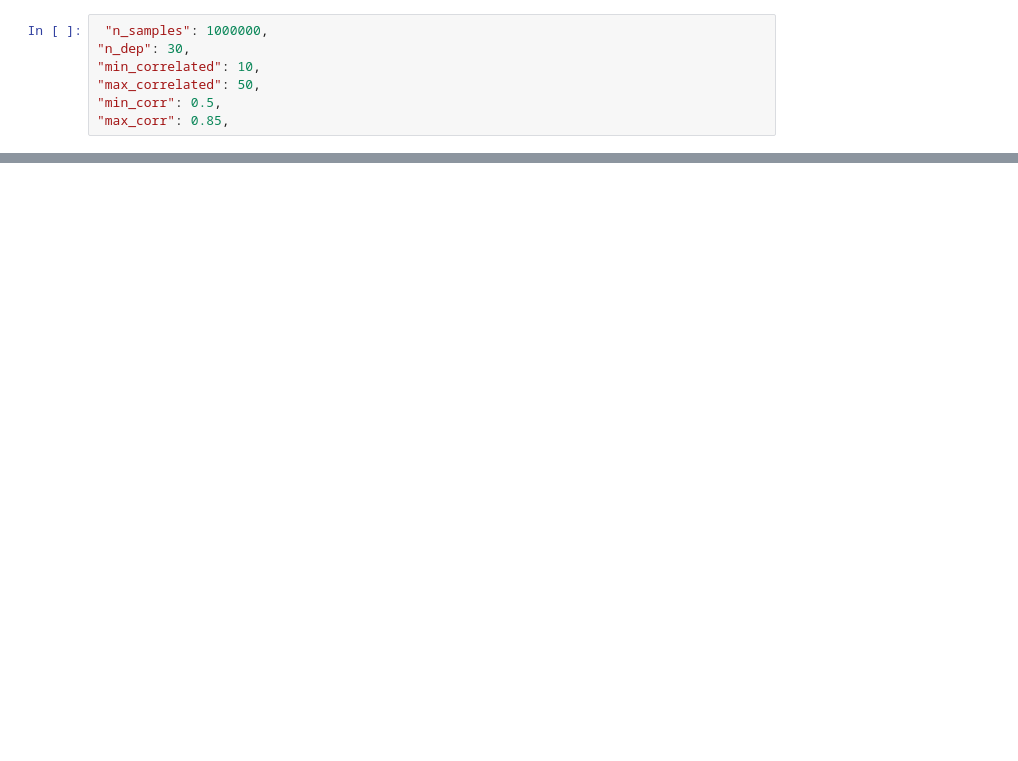
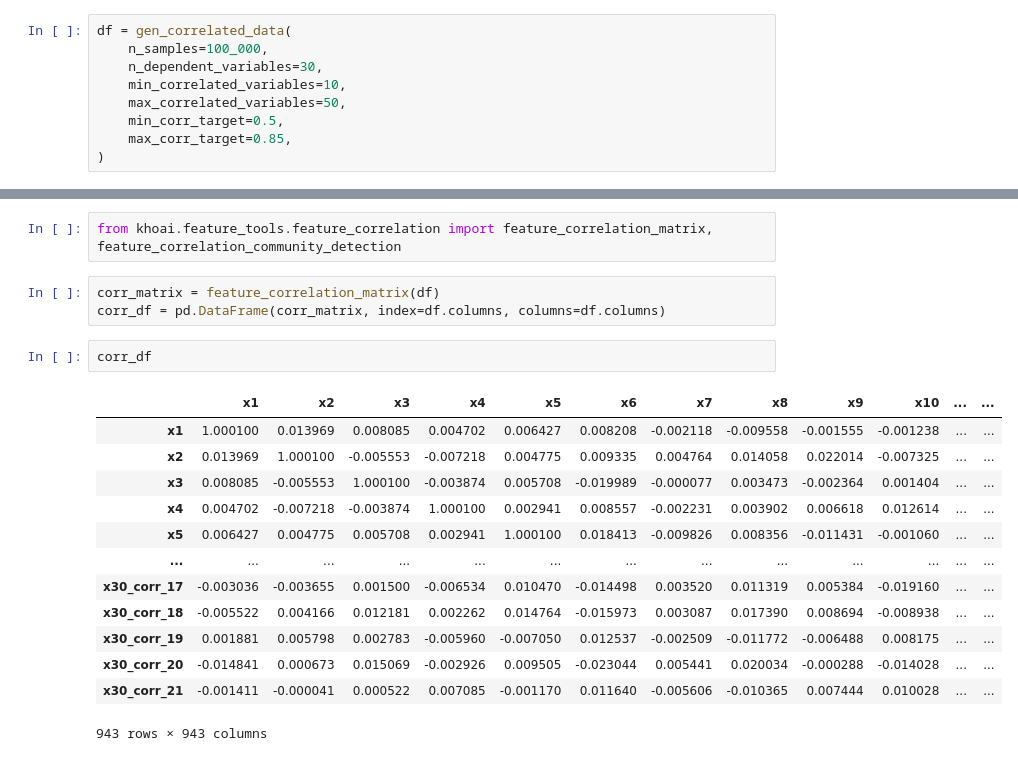
Before and after one commit to lhduc94/khoai, a Jupyter notebook: example/feature_cluster.ipynb, the cells around one changed output, grey strips where cells are left out. Drawn from its saved outputs; the diff is of its cells as text; blank space fills up the shorter version.

```diff
--- a/example/feature_cluster.ipynb
+++ b/example/feature_cluster.ipynb
@@ -25,7 +30,9 @@ Error:
 # %%
- "n_samples": 1000000,
-"n_dep": 30,
-"min_correlated": 10,
-"max_correlated": 50,
-"min_corr": 0.5,
-"max_corr": 0.85,
+df = gen_correlated_data(
+    n_samples=100_000,
+    n_dependent_variables=30,
+    min_correlated_variables=10,
+    max_correlated_variables=50,
+    min_corr_target=0.5,
+    max_corr_target=0.85,
+)
@@ -31,0 +50,21 @@ Error:
+# %%
+from khoai.feature_tools.feature_correlation import feature_correlation_matrix, feature_correlation_community_detection
+# %%
+corr_matrix = feature_correlation_matrix(df)
+corr_df = pd.DataFrame(corr_matrix, index=df.columns, columns=df.columns)
+# %%
+corr_df
+# %% [output]
+|  | x1 | x2 | x3 | x4 | x5 | x6 | x7 | x8 | x9 | x10 | ... | ... |
+| x1 | 1.000100 | 0.013969 | 0.008085 | 0.004702 | 0.006427 | 0.008208 | -0.002118 | -0.009558 | -0.001555 | -0.001238 | ... | ... |
+| x2 | 0.013969 | 1.000100 | -0.005553 | -0.007218 | 0.004775 | 0.009335 | 0.004764 | 0.014058 | 0.022014 | -0.007325 | ... | ... |
+| x3 | 0.008085 | -0.005553 | 1.000100 | -0.003874 | 0.005708 | -0.019989 | -0.000077 | 0.003473 | -0.002364 | 0.001404 | ... | ... |
+| x4 | 0.004702 | -0.007218 | -0.003874 | 1.000100 | 0.002941 | 0.008557 | -0.002231 | 0.003902 | 0.006618 | 0.012614 | ... | ... |
+| x5 | 0.006427 | 0.004775 | 0.005708 | 0.002941 | 1.000100 | 0.018413 | -0.009826 | 0.008356 | -0.011431 | -0.001060 | ... | ... |
+| ... | ... | ... | ... | ... | ... | ... | ... | ... | ... | ... | ... | ... |
+| x30_corr_17 | -0.003036 | -0.003655 | 0.001500 | -0.006534 | 0.010470 | -0.014498 | 0.003520 | 0.011319 | 0.005384 | -0.019160 | ... | ... |
+| x30_corr_18 | -0.005522 | 0.004166 | 0.012181 | 0.002262 | 0.014764 | -0.015973 | 0.003087 | 0.017390 | 0.008694 | -0.008938 | ... | ... |
+| x30_corr_19 | 0.001881 | 0.005798 | 0.002783 | -0.005960 | -0.007050 | 0.012537 | -0.002509 | -0.011772 | -0.006488 | 0.008175 | ... | ... |
+| x30_corr_20 | -0.014841 | 0.000673 | 0.015069 | -0.002926 | 0.009505 | -0.023044 | 0.005441 | 0.020034 | -0.000288 | -0.014028 | ... | ... |
+| x30_corr_21 | -0.001411 | -0.000041 | 0.000522 | 0.007085 | -0.001170 | 0.011640 | -0.005606 | -0.010365 | 0.007444 | 0.010028 | ... | ... |
+943 rows × 943 columns
```
Also changed, not shown: parts of 9 cells of this notebook, 5 other files.
